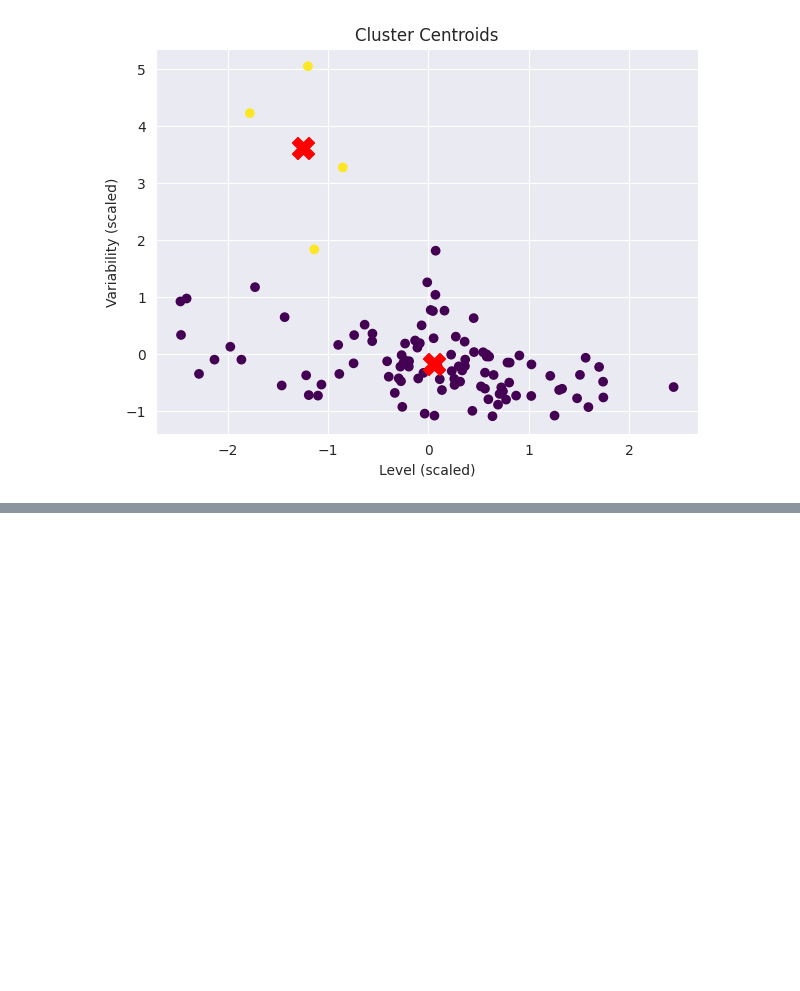
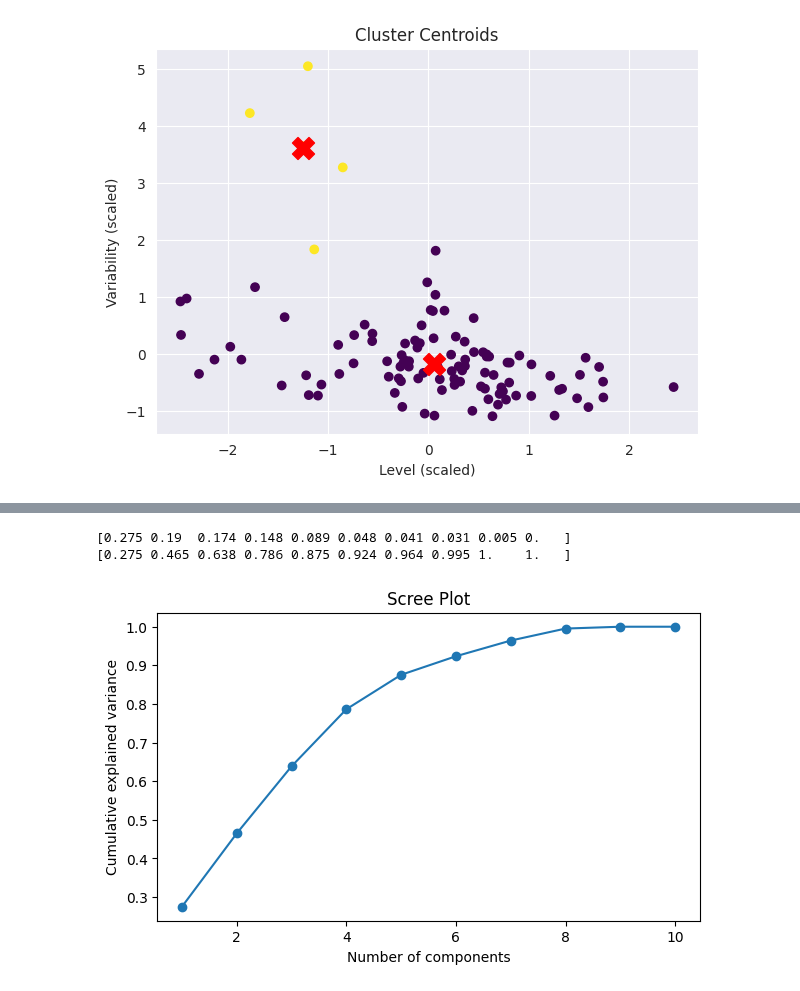
Before and after one commit to lktran1105/lktran1105.github.io, a Jupyter notebook: MLDS_project.ipynb, the cells around one changed output, grey strips where cells are left out. Saved outputs shown, nothing was run; the diff lists cells and outputs as text; code cells hidden in the pictures; blank space fills up the shorter version.

```diff
--- a/MLDS_project.ipynb
+++ b/MLDS_project.ipynb
@@ -687,0 +712,8 @@ plt.show()
+# %%
+#1. Reshape the climate dataset: rows = years, columns = months
+climate = pd.read_csv('clean_climate_data.csv')
+wide = climate.pivot(index='year', columns='month', values='value')
+wide = wide.loc[2016:2025]                    # drop 2026 (only January)
+wide = wide.fillna(wide.mean())               # fill the few missing months with that month's average
+
+wide.to_csv('climate_pca_data.csv', index=False)
@@ -687,0 +735,24 @@ plt.show()
+# %%
+#Standardize
+climate_scaled = StandardScaler().fit_transform(wide)
+# %%
+#Fit PCA
+pca = PCA()
+climate_pca = pca.fit_transform(climate_scaled)
+# %%
+print(pca.explained_variance_ratio_.round(3))
+print(np.cumsum(pca.explained_variance_ratio_).round(3))
+# %% [output]
+[0.275 0.19  0.174 0.148 0.089 0.048 0.041 0.031 0.005 0.   ]
+[0.275 0.465 0.638 0.786 0.875 0.924 0.964 0.995 1.    1.   ]
+# %%
+#Scree plot
+plt.figure(figsize=(7, 4))
+plt.plot(range(1, len(pca.explained_variance_ratio_) + 1),
+         np.cumsum(pca.explained_variance_ratio_), marker='o')
+plt.xlabel('Number of components')
+plt.ylabel('Cumulative explained variance')
+plt.title('Scree Plot')
+plt.show()
+# %% [output]
+[figure, added]
```
Also changed, not shown: parts of 15 cells of this notebook.
